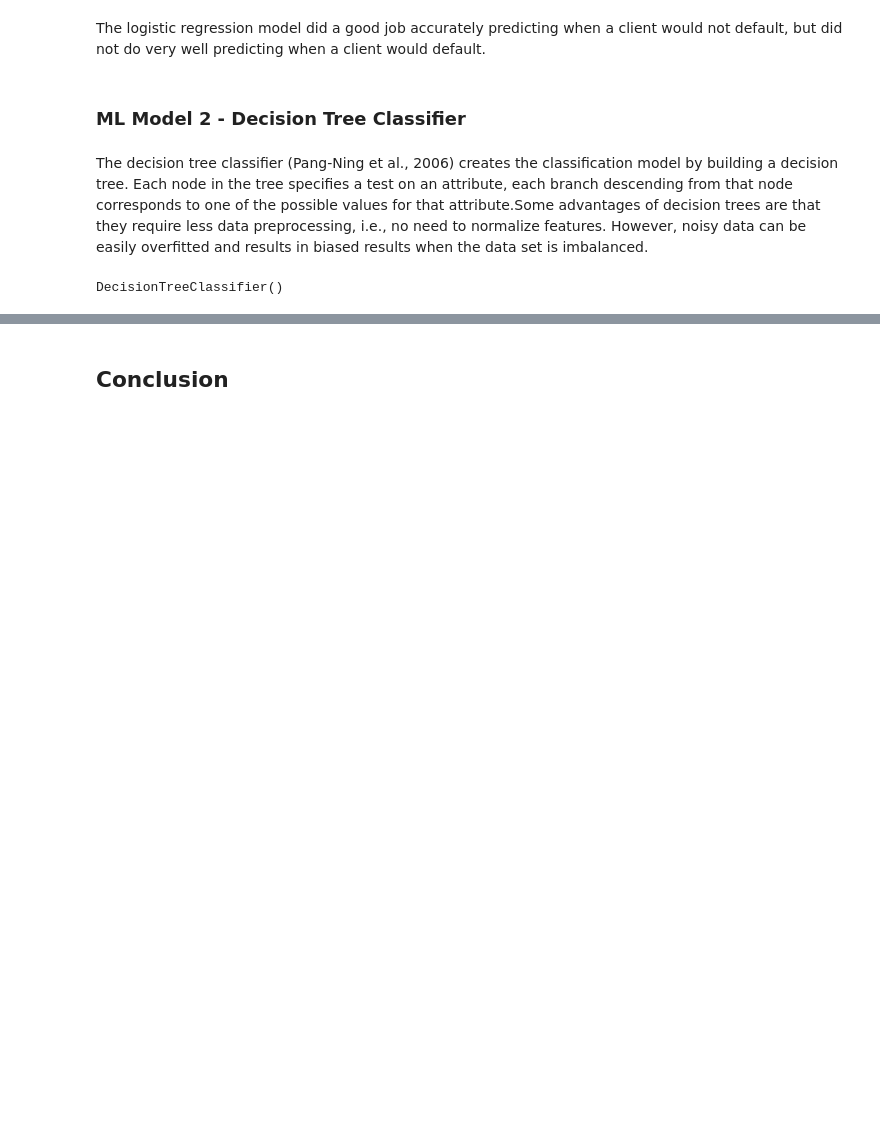
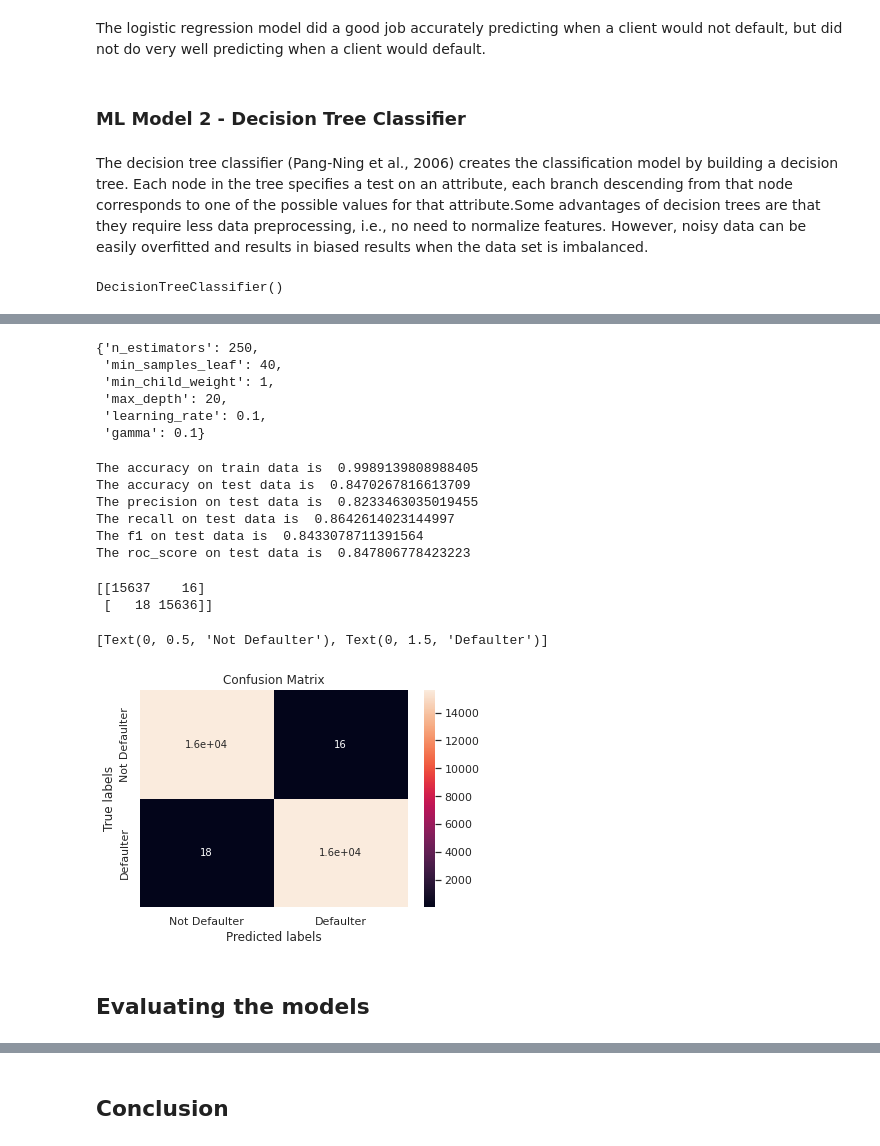
Before and after one commit to KrushnaChaure/Credit-Card-Default-Prediction, a Jupyter notebook: Krushna_Chaure_Credit_Card_Default_Prediction_Capstone_Project.ipynb, the cells around one changed output, grey strips where cells are left out. Drawn from its saved outputs; the diff is of its cells as text; code cells hidden in the pictures; blank space fills up the shorter version.

```diff
--- a/Krushna_Chaure_Credit_Card_Default_Prediction_Capstone_Project.ipynb
+++ b/Krushna_Chaure_Credit_Card_Default_Prediction_Capstone_Project.ipynb
@@ -1296,0 +1514,19 @@ Boosting' here is a sequential process; i.e., trees are grown using the informat
+# %%
+# Hyperparameter Grid
+param_dict = {'learning_rate': [0.15, 0.1, 0.05],
+              'n_estimators' : [200, 250],
+              'max_depth' : [15,20,25],
+              'min_child_weight' : [1,3],
+              'gamma': [0.3, 0.2, 0.1],
+              'min_samples_leaf' : [40, 50]}
+# %%
+# Create an instance of the XGBoostClassifier
+xgb = XGBClassifier()
+
+# Grid search
+xgb_grid = RandomizedSearchCV(estimator=xgb,
+                       param_distributions = param_dict,
+                       n_jobs=-1, n_iter=5, cv = 3,
+                       verbose=2, scoring='roc_auc')
+# fitting model
+xgb_grid.fit(X_train,y_train)
@@ -1296,0 +1547,11 @@ Boosting' here is a sequential process; i.e., trees are grown using the informat
+# %%
+xgb_grid.best_params_
+# %% [output]
+{'n_estimators': 250,
+ 'min_samples_leaf': 40,
+ 'min_child_weight': 1,
+ 'max_depth': 20,
+ 'learning_rate': 0.1,
+ 'gamma': 0.1}
+# %%
+xgb_optimal_model = xgb_grid.best_estimator_
@@ -1296,0 +1562,50 @@ Boosting' here is a sequential process; i.e., trees are grown using the informat
+# %%
+# Get the predicted classes
+train_class_preds_xgb_grid = xgb_optimal_model.predict(X_train)
+test_class_preds_xgb_grid = xgb_optimal_model.predict(X_test)
+# %%
+# Getting all scores for XGBoostClassifier
+train_accuracy_xgb_grid = accuracy_score(train_class_preds_xgb_grid,y_train)
+test_accuracy_xgb_grid = accuracy_score(test_class_preds_xgb_grid,y_test)
+test_precision_score_xgb_grid = precision_score(test_class_preds_xgb_grid,y_test)
+test_recall_score_xgb_grid = recall_score(test_class_preds_xgb_grid,y_test)
+test_f1_score_xgb_grid = f1_score(test_class_preds_xgb_grid,y_test)
+test_roc_score_xgb_grid = roc_auc_score(test_class_preds_xgb_grid,y_test)
+
+print("The accuracy on train data is ", train_accuracy_xgb_grid)
+print("The accuracy on test data is ", test_accuracy_xgb_grid)
+print("The precision on test data is ", test_precision_score_xgb_grid)
+print("The recall on test data is ", test_recall_score_xgb_grid)
+print("The f1 on test data is ", test_f1_score_xgb_grid)
+print("The roc_score on test data is ", test_roc_score_xgb_grid)
+# %% [output]
+The accuracy on train data is  0.9989139808988405
+The accuracy on test data is  0.8470267816613709
+The precision on test data is  0.8233463035019455
+The recall on test data is  0.8642614023144997
+The f1 on test data is  0.8433078711391564
+The roc_score on test data is  0.847806778423223
+# %%
+# Get the confusion matrix for both train and test
+
+labels = ['Not Defaulter', 'Defaulter']
+cm_xgb = confusion_matrix(y_train, train_class_preds_xgb_grid)
+print(cm_xgb)
+
+#annot=True to annotate cells
+ax= plt.subplot()
+sns.heatmap(cm_xgb, annot=True, ax = ax)
+
+# labels, title and ticks
+ax.set_xlabel('Predicted labels')
+ax.set_ylabel('True labels')
+ax.set_title('Confusion Matrix')
+ax.xaxis.set_ticklabels(labels)
+ax.yaxis.set_ticklabels(labels)
+# %% [output]
+[[15637    16]
+ [   18 15636]]
+[Text(0, 0.5, 'Not Defaulter'), Text(0, 1.5, 'Defaulter')]
+[figure, added]
+# %% [markdown]
+## **Evaluating the models**
```
Also changed, not shown: parts of 45 cells of this notebook.
